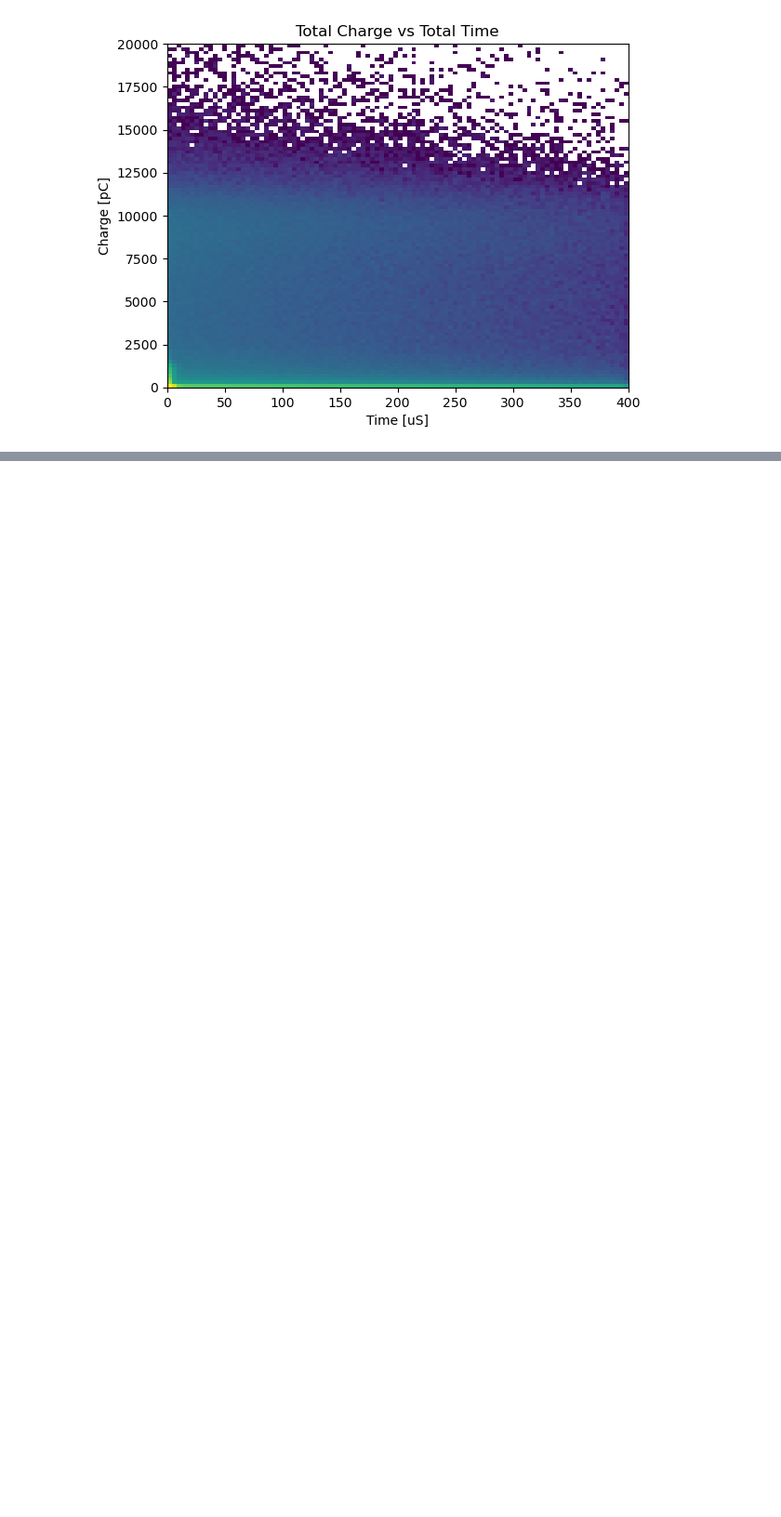
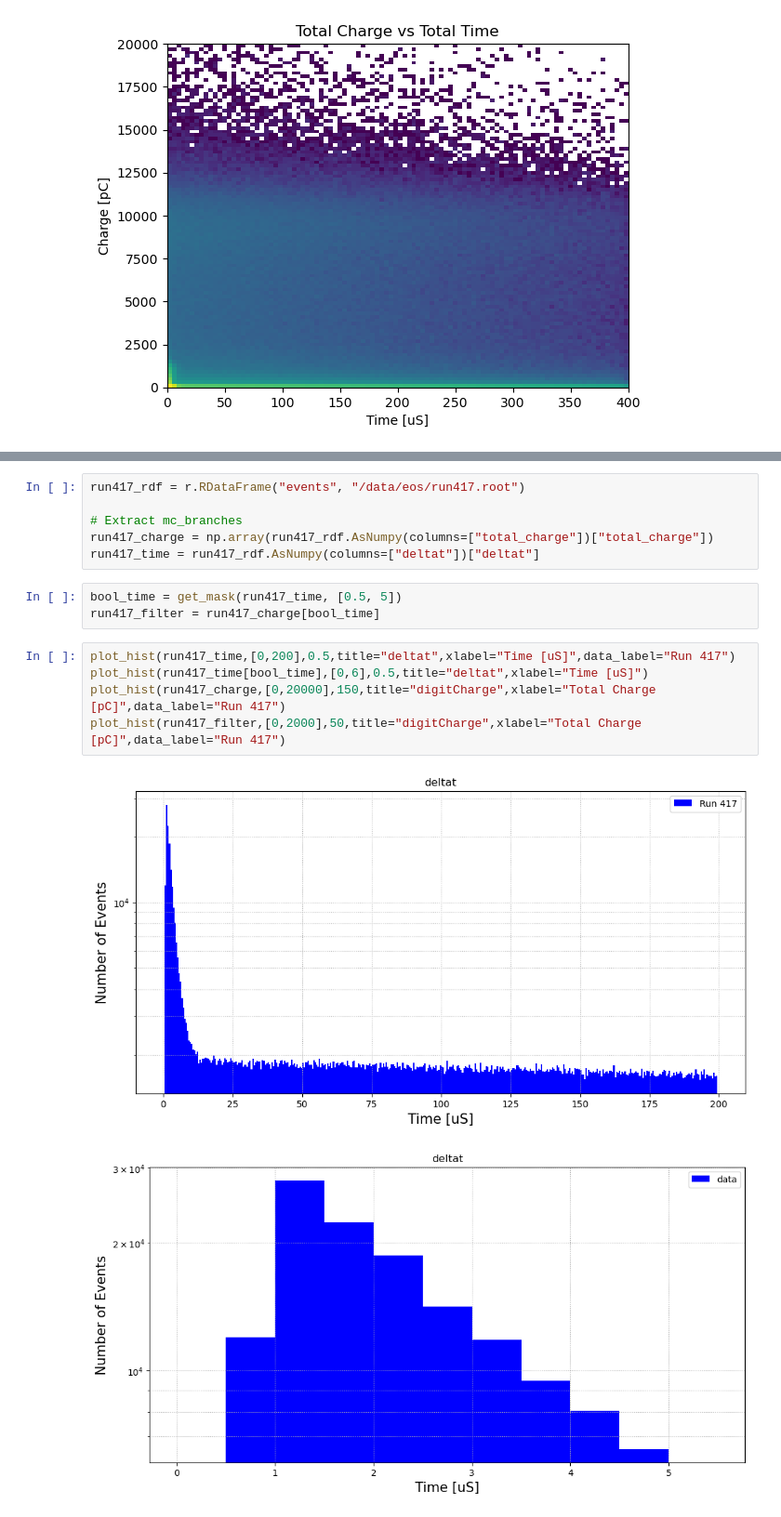
Before and after one commit to wtoslac/EosAnalyses, a Jupyter notebook: Austin/micheal_electron_analysis.ipynb, the cells around one changed output, grey strips where cells are left out. Shown at 93% size. Cells and saved outputs as stored; diff of their text form; blank space fills up the shorter version.

```diff
--- a/Austin/micheal_electron_analysis.ipynb
+++ b/Austin/micheal_electron_analysis.ipynb
@@ -345,0 +457,17 @@ plot_hist(data_time[bool_mask],[0,5],0.5,title="timeSinceLastTrigger_us",xlabel=
+# %%
+run417_rdf = r.RDataFrame("events", "/data/eos/run417.root")
+
+# Extract mc_branches
+run417_charge = np.array(run417_rdf.AsNumpy(columns=["total_charge"])["total_charge"])
+run417_time = run417_rdf.AsNumpy(columns=["deltat"])["deltat"]
+# %%
+bool_time = get_mask(run417_time, [0.5, 5])
+run417_filter = run417_charge[bool_time]
+# %%
+plot_hist(run417_time,[0,200],0.5,title="deltat",xlabel="Time [uS]",data_label="Run 417")
+plot_hist(run417_time[bool_time],[0,6],0.5,title="deltat",xlabel="Time [uS]")
+plot_hist(run417_charge,[0,20000],150,title="digitCharge",xlabel="Total Charge [pC]",data_label="Run 417")
+plot_hist(run417_filter,[0,2000],50,title="digitCharge",xlabel="Total Charge [pC]",data_label="Run 417")
+# %% [output]
+[figure, added]
+[figure, added]
```
Also changed, not shown: parts of 18 cells of this notebook.
